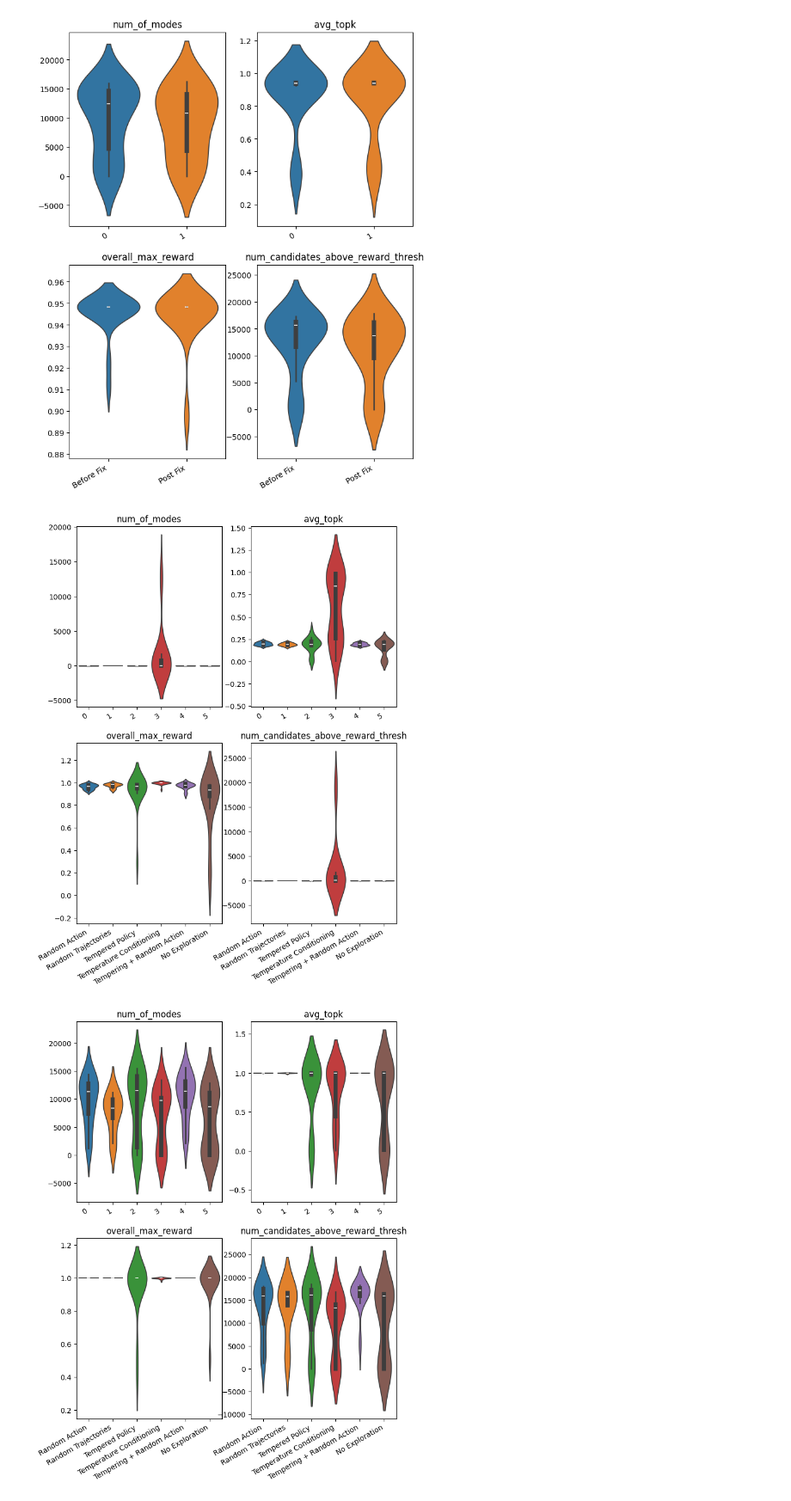
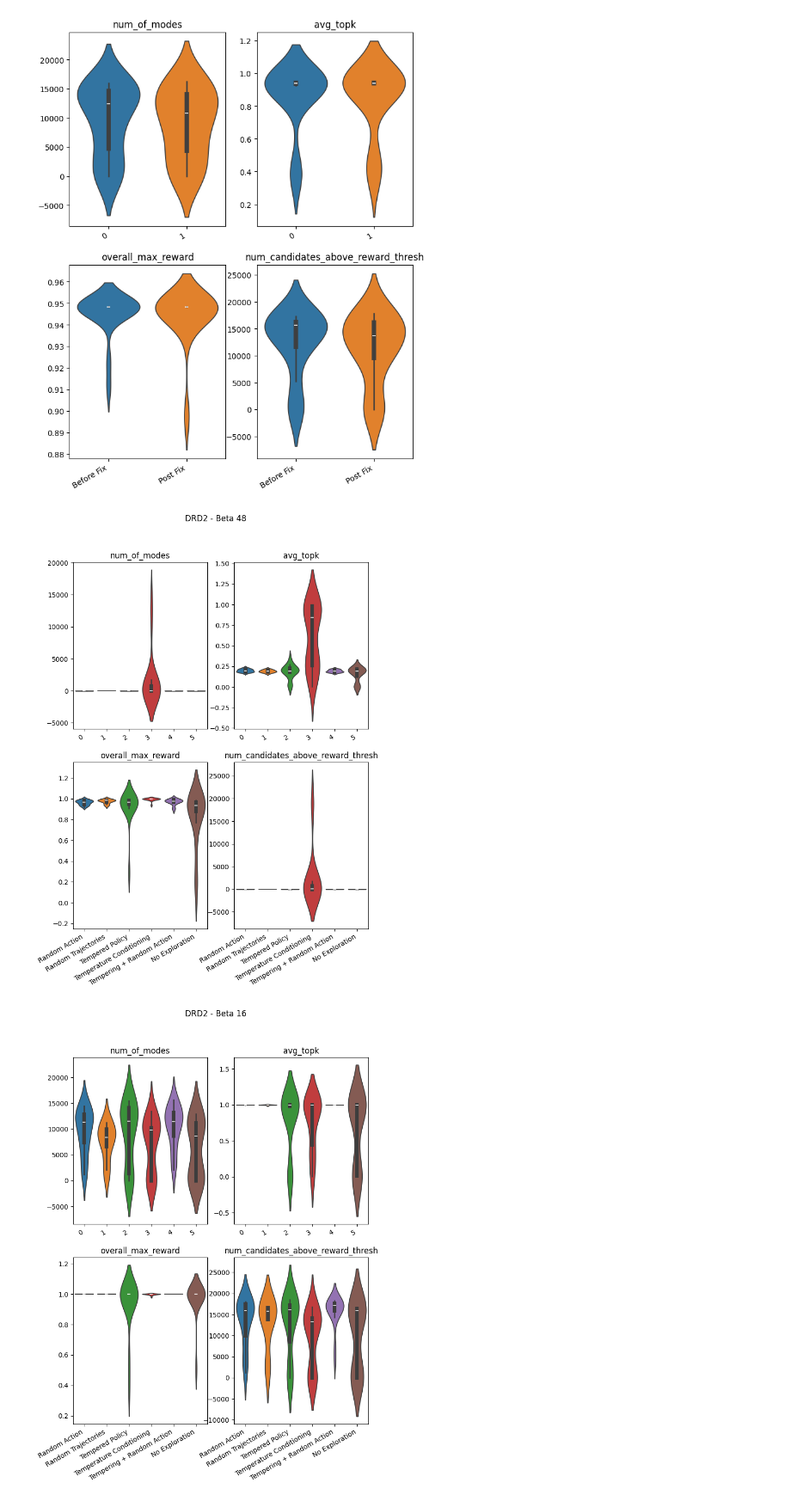
Before and after one commit to aanjaa/gflownet, a Jupyter notebook: plot_results.ipynb, the cells around one changed output. Shown at 86% size. Saved outputs shown, nothing was run; the diff lists cells and outputs as text; code cells hidden in the pictures.

```diff
--- a/plot_results.ipynb
+++ b/plot_results.ipynb
@@ -47,7 +28,7 @@ for i, ax in enumerate(axs.flat):
     sns.violinplot(data=datas[i], ax=ax)
     # ax.violinplot(datas[i], showmeans=True)
     if i > 1:
-        ax.set_xticks([0, 1, 2, 3, 4])
+        ax.set_xticks([0, 1, 2, 3, 4, 5])
         ax.set_xticklabels(names)
     # ax.set_xlabel("Exploration Strategy")
     # ax.set_ylabel(cols_to_plot[i])
@@ -57,5 +38,8 @@ for i, ax in enumerate(axs.flat):
 # # axs.set_xticklabels(names)
 # axs.set_xlabel("Exploration Strategy")
 # axs.set_ylabel("Average Top-k Reward")
+
+fig.suptitle("sEH - Beta 32")
+plt.savefig("seh_beta32_violin.pdf")
 # plt.show()
 # %% [output]
@@ -70,2 +46,0 @@ TypeError: Data source must be a DataFrame or Mapping, not <class 'list'>.
-# %%
-df = pandas.read_csv("logs/15650steps_20samples_exploration/seh_frag_e_random_action/dataframe.csv")
@@ -111,6 +82,7 @@ for i, ax in enumerate(axs.flat):
 # %%
 names = ["Random Action", "Random Trajectories", "Tempered Policy", "Temperature Conditioning", "Tempering + Random Action", "No Exploration"]
 paths = ["logs/fixtemp48_qed_15650steps_20samples_exploration/qed_frag_e_random_action/dataframe.csv", "logs/fixtemp48_qed_15650steps_20samples_exploration/qed_frag_e_random_traj/dataframe.csv", "logs/fixtemp48_qed_15650steps_20samples_exploration/qed_frag_temp_fixed/dataframe.csv", "logs/fixtemp48_qed_15650steps_20samples_exploration/qed_frag_temp_cond/dataframe.csv", "logs/fixtemp48_qed_15650steps_20samples_exploration/qed_frag_temp_and_random_action/dataframe.csv", "logs/fixtemp48_qed_15650steps_20samples_exploration/qed_frag_no_exploration/dataframe.csv"]
+paths = [f"{base_path}/{path}" for path in paths]
 # %%
 cols_to_plot = ["num_of_modes", "avg_topk", "overall_max_reward", "num_candidates_above_reward_thresh"]
 col_to_plot = "val_avg_topk"
@@ -181,6 +155,7 @@ for i, ax in enumerate(axs.flat):
 # %%
 names = ["Random Action", "Random Trajectories", "Tempered Policy", "Temperature Conditioning", "Tempering + Random Action", "No Exploration"]
 paths = ["logs/fix_48_drd2_15650steps_20samples_exploration/drd2_frag_e_random_action/dataframe.csv", "logs/fix_48_drd2_15650steps_20samples_exploration/drd2_frag_e_random_traj/dataframe.csv", "logs/fix_48_drd2_15650steps_20samples_exploration/drd2_frag_temp_fixed/dataframe.csv", "logs/fix_48_drd2_15650steps_20samples_exploration/drd2_frag_temp_cond/dataframe.csv", "logs/fix_48_drd2_15650steps_20samples_exploration/drd2_frag_temp_and_random_action/dataframe.csv", "logs/fix_48_drd2_15650steps_20samples_exploration/drd2_frag_no_exploration/dataframe.csv"]
+paths = [f"{base_path}/{path}" for path in paths]
 # %%
 cols_to_plot = ["num_of_modes", "avg_topk", "overall_max_reward", "num_candidates_above_reward_thresh"]
 col_to_plot = "val_avg_topk"
@@ -209,39 +184,44 @@ for i, ax in enumerate(axs.flat):
 # # axs.set_xticklabels(names)
 # axs.set_xlabel("Exploration Strategy")
 # axs.set_ylabel("Average Top-k Reward")
+fig.suptitle("DRD2 - Beta 48")
+plt.savefig("drd2_beta48_violin.pdf")
 # plt.show()
 # %% [output]
-[figure, old version]
+[figure, new version]
 # %%
 names = ["Random Action", "Random Trajectories", "Tempered Policy", "Temperature Conditioning", "Tempering + Random Action", "No Exploration"]
-paths = ["logs/fix_48_drd2_15650steps_20samples_exploration/drd2_frag_e_random_action/dataframe.csv", "logs/fix_48_drd2_15650steps_20samples_exploration/drd2_frag_e_random_traj/dataframe.csv", "logs/fix_48_drd2_15650steps_20samples_exploration/drd2_frag_temp_fixed/dataframe.csv", "logs/fix_48_drd2_15650steps_20samples_exploration/drd2_frag_temp_cond/dataframe.csv", "logs/fix_48_drd2_15650steps_20samples_exploration/drd2_frag_temp_and_random_action/dataframe.csv", "logs/fix_48_drd2_15650steps_20samples_exploration/drd2_frag_no_exploration/dataframe.csv"]
+paths = ["logs/fix_16_drd2_15650steps_20samples_exploration/drd2_frag_e_random_action/dataframe.csv", "logs/fix_16_drd2_15650steps_20samples_exploration/drd2_frag_e_random_traj/dataframe.csv", "logs/fix_16_drd2_15650steps_20samples_exploration/drd2_frag_temp_fixed/dataframe.csv", "logs/fix_16_drd2_15650steps_20samples_exploration/drd2_frag_temp_cond/dataframe.csv", "logs/fix_16_drd2_15650steps_20samples_exploration/drd2_frag_temp_and_random_action/dataframe.csv", "logs/fix_16_drd2_15650steps_20samples_exploration/drd2_frag_no_exploration/dataframe.csv"]
+paths = [f"{base_path}/{path}" for path in paths]
 cols_to_plot = ["num_of_modes", "avg_topk", "overall_max_reward", "num_candidates_above_reward_thresh"]
 col_to_plot = "val_avg_topk"
 datas = [[] for _ in cols_to_plot]
 data = []
 for i, path in enumerate(paths):
     df = pandas.read_csv(path)
     data.append(df[col_to_plot].to_numpy())
     for j, col in enumerate(cols_to_plot):
         datas[j].append(df[col].to_numpy())
     # plt.plot(df[col_to_plot], label=path)
 fig, axs = plt.subplots(nrows=2, ncols=2, figsize=(8, 10))
 
 for i, ax in enumerate(axs.flat):
     ax.set_title(cols_to_plot[i])
     sns.violinplot(data=datas[i], ax=ax)
     # ax.violinplot(datas[i], showmeans=True)
     if i > 1:
         ax.set_xticks([0, 1, 2, 3, 4, 5])
         ax.set_xticklabels(names)
     # ax.set_xlabel("Exploration Strategy")
     # ax.set_ylabel(cols_to_plot[i])
     plt.setp(ax.get_xticklabels(), rotation=30, horizontalalignment='right')
 # axs.violinplot(data, showmeans=True)
+fig.suptitle("DRD2 - Beta 16")
+plt.savefig("drd2_beta16_violin.pdf")
 # # axs.set_xticks([1, 2, 3, 4, 5])
 # # axs.set_xticklabels(names)
 # axs.set_xlabel("Exploration Strategy")
 # axs.set_ylabel("Average Top-k Reward")
 # plt.show()
 # %% [output]
-[figure, old version]
+[figure, new version]
```
Also changed, not shown: parts of 7 cells of this notebook.
